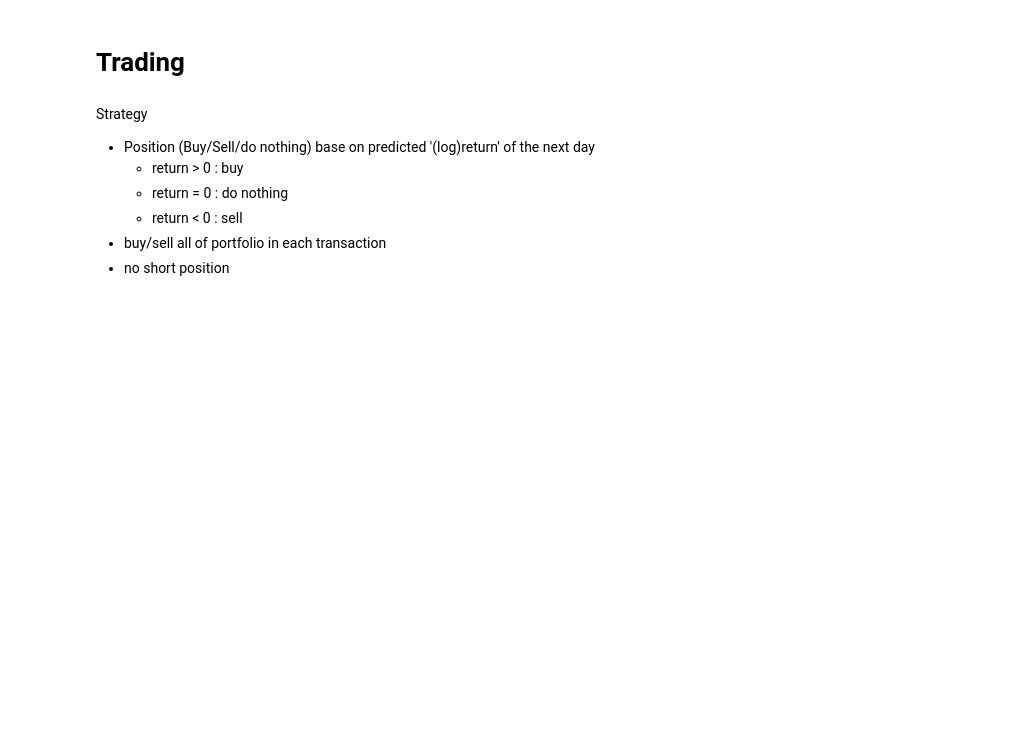
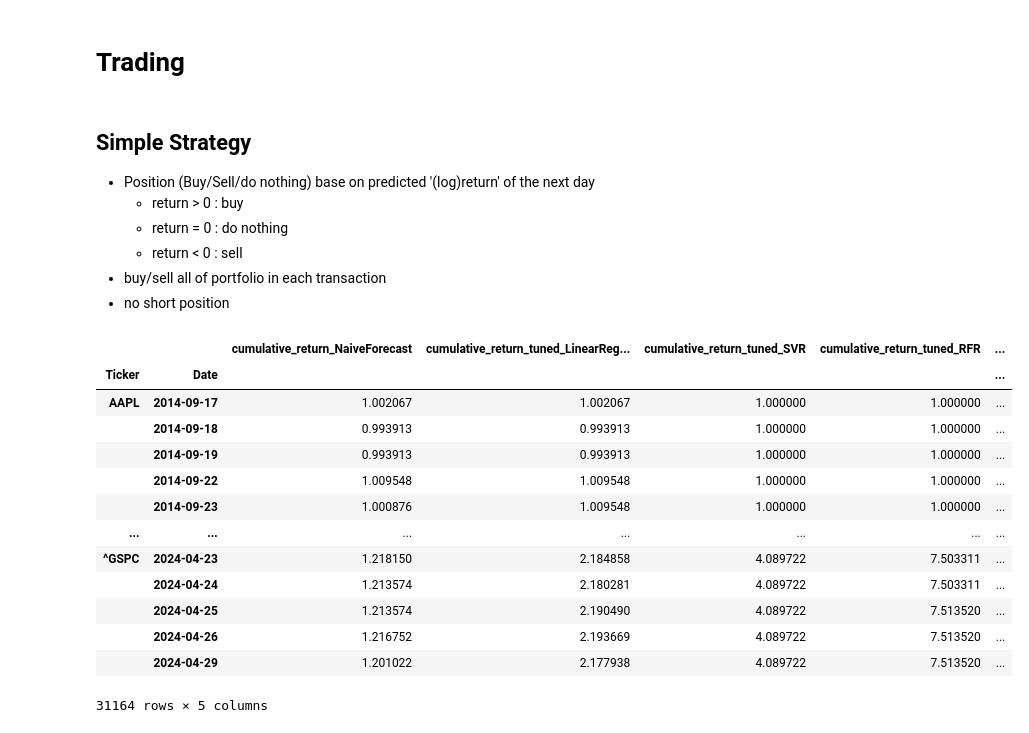
Before and after one commit to Nacnano/stock-machine-learning-project, a Jupyter notebook: main.ipynb, the cells around one changed output. Cells and saved outputs as stored; diff of their text form; code cells hidden in the pictures; blank space fills up the shorter version.

```diff
--- a/main.ipynb
+++ b/main.ipynb
@@ -748,6 +727,13 @@ norm_evaluate_y = norm_evaluate[-1]
 
 evaluate_X = df_evaluate.drop('target', axis=1)
 evaluate_y = df_evaluate.target
+
+# Naive Forecast
+print(f"Predicting NaiveForecast ...")
+y_pred_traintest = data['Return_1d']
+y_pred_evaluate = data['Return_1d']
+predict_traintest['NaiveForecast'] = y_pred_traintest
+predict_evaluate['NaiveForecast'] = y_pred_evaluate
 
 for name, metrics in tuned_results.items():
     print(f"Predicting {name} ...")
@@ -761,6 +747,6 @@ for name, metrics in tuned_results.items():
     predict_traintest[name] = y_pred_traintest
     predict_evaluate[name] = y_pred_evaluate
 
-predict_traintest_df = pd.DataFrame(predict_traintest)
-predict_evaluate_df = pd.DataFrame(predict_evaluate)
+df_predict_traintest = pd.DataFrame(predict_traintest, index=df_traintest.index)
+df_predict_evaluate = pd.DataFrame(predict_evaluate, index=df_evaluate.index)
 # %% [output]
@@ -803,7 +758,17 @@ predict_evaluate_df
+# %%
+all_models = { # model_name: model
+    'NaiveForecast': None,
+    'tuned_LinearRegression': tuned_linear_model,
+    'tuned_SVR': tuned_svr_model,
+    'tuned_RFR': tuned_rfr_model,
+    'tuned_XGB': tuned_xgb_model
+}
+
+df_predicted = pd.concat([df_predict_traintest, df_predict_evaluate])
 # %% [markdown]
 # Trading
 # %% [markdown]
-Strategy
+## Simple Strategy
 - Position (Buy/Sell/do nothing) base on predicted '(log)return' of the next day
     - return > 0 : buy
     - return = 0 : do nothing
@@ -852,0 +796,17 @@ for model_name in models:
+# %%
+df_cumulative_return
+# %% [output]
+|  |  | cumulative_return_NaiveForecast | cumulative_return_tuned_LinearReg... | cumulative_return_tuned_SVR | cumulative_return_tuned_RFR | ... |
+| Ticker | Date |  |  |  |  | ... |
+| AAPL | 2014-09-17 | 1.002067 | 1.002067 | 1.000000 | 1.000000 | ... |
+|  | 2014-09-18 | 0.993913 | 0.993913 | 1.000000 | 1.000000 | ... |
+|  | 2014-09-19 | 0.993913 | 0.993913 | 1.000000 | 1.000000 | ... |
+|  | 2014-09-22 | 1.009548 | 1.009548 | 1.000000 | 1.000000 | ... |
+|  | 2014-09-23 | 1.000876 | 1.009548 | 1.000000 | 1.000000 | ... |
+| ... | ... | ... | ... | ... | ... | ... |
+| ^GSPC | 2024-04-23 | 1.218150 | 2.184858 | 4.089722 | 7.503311 | ... |
+|  | 2024-04-24 | 1.213574 | 2.180281 | 4.089722 | 7.503311 | ... |
+|  | 2024-04-25 | 1.213574 | 2.190490 | 4.089722 | 7.513520 | ... |
+|  | 2024-04-26 | 1.216752 | 2.193669 | 4.089722 | 7.513520 | ... |
+|  | 2024-04-29 | 1.201022 | 2.177938 | 4.089722 | 7.513520 | ... |
+31164 rows × 5 columns
```
Also changed, not shown: parts of 20 cells of this notebook, 4 other files.
